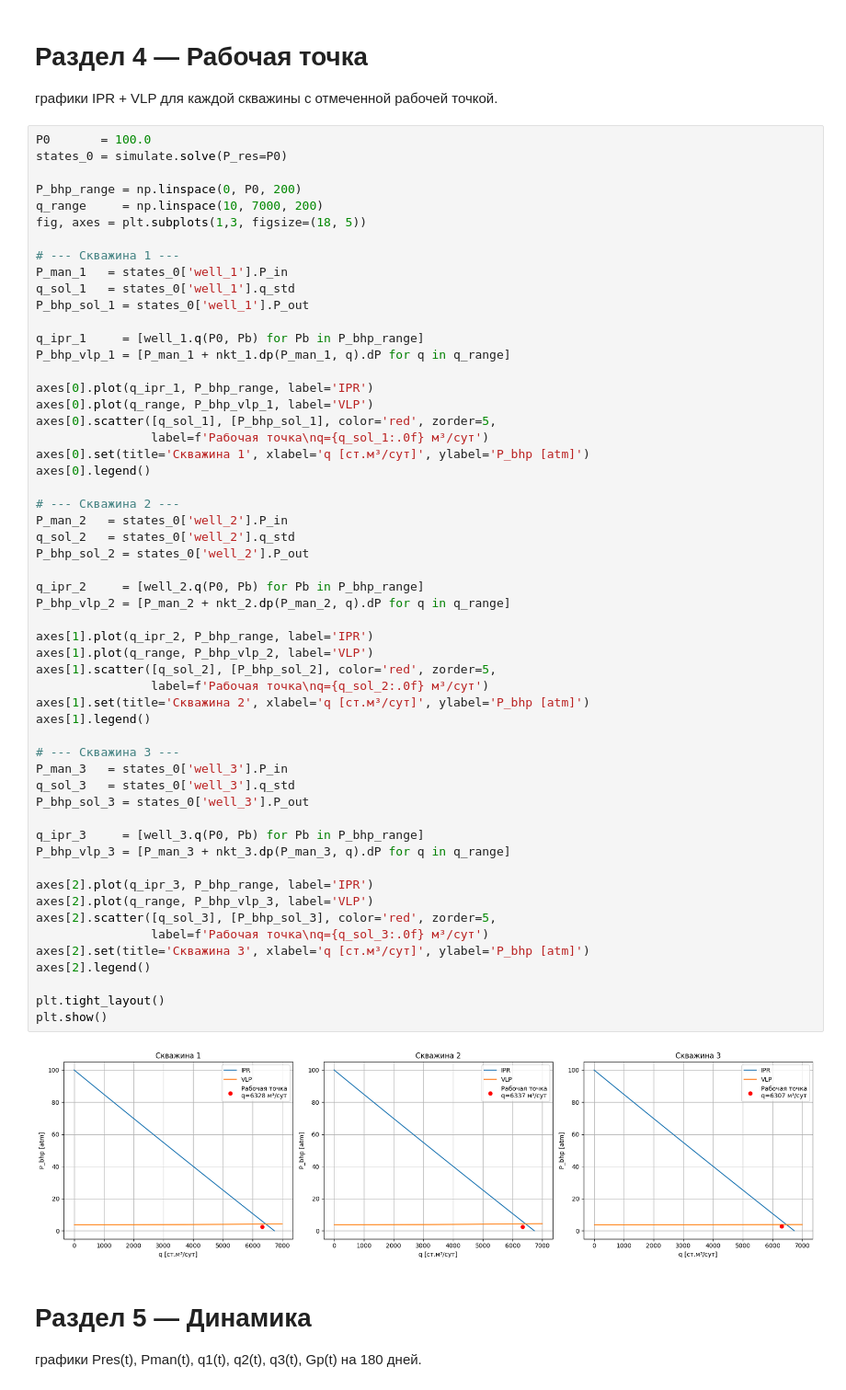
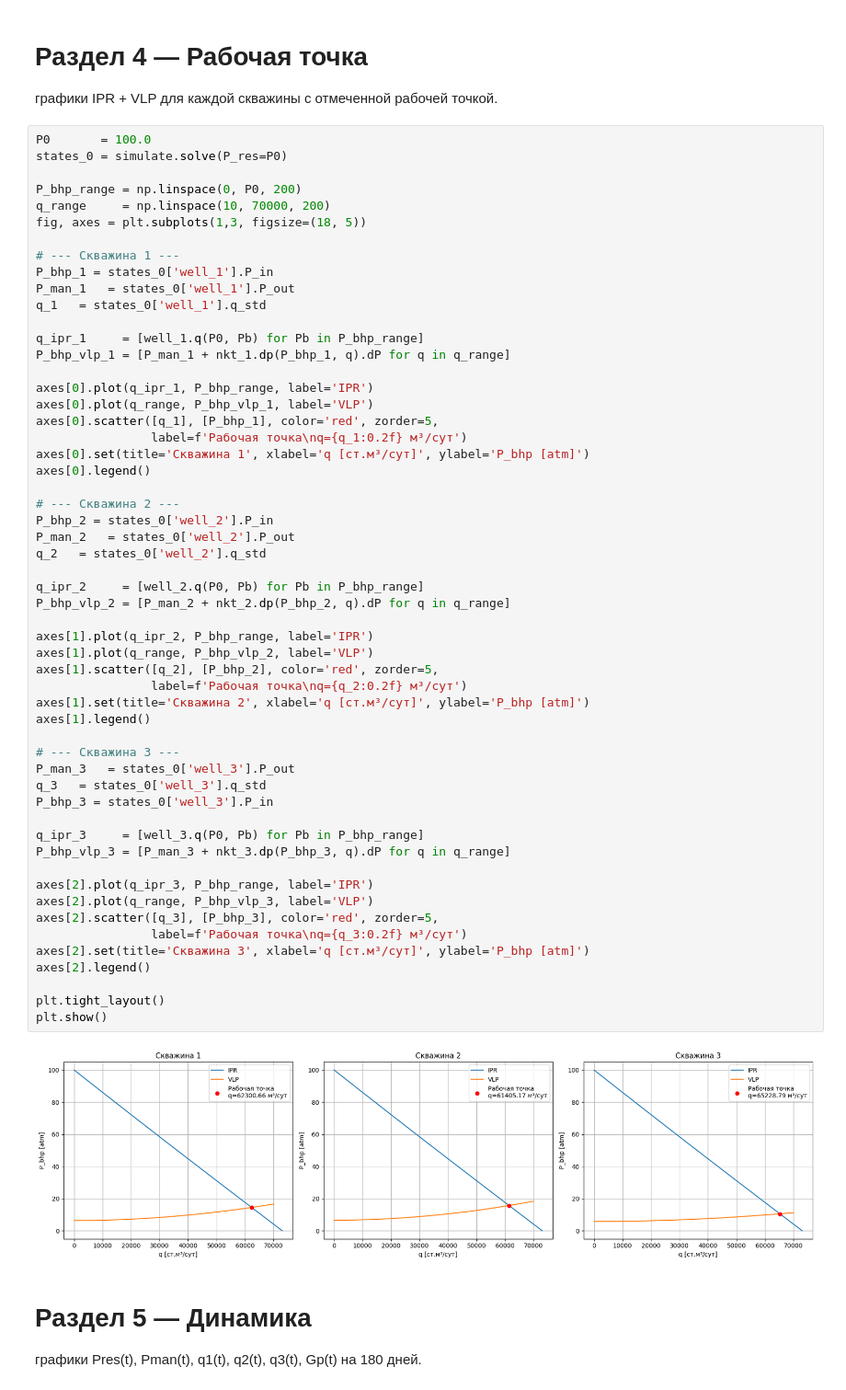
Before and after one commit to luismhpz95/gas_field_simulator, a Jupyter notebook: курсовая.ipynb, the cells around one changed output. Shown at 92% size. Saved outputs shown, nothing was run; the diff lists cells and outputs as text.

```diff
--- a/курсовая.ipynb
+++ b/курсовая.ipynb
@@ -148,58 +148,58 @@ P0       = 100.0
 states_0 = simulate.solve(P_res=P0)
 
 P_bhp_range = np.linspace(0, P0, 200)
-q_range     = np.linspace(10, 7000, 200)
+q_range     = np.linspace(10, 70000, 200)
 fig, axes = plt.subplots(1,3, figsize=(18, 5))
 
 # --- Скважина 1 ---
-P_man_1   = states_0['well_1'].P_in
-q_sol_1   = states_0['well_1'].q_std
-P_bhp_sol_1 = states_0['well_1'].P_out
+P_bhp_1 = states_0['well_1'].P_in
+P_man_1   = states_0['well_1'].P_out
+q_1   = states_0['well_1'].q_std
 
 q_ipr_1     = [well_1.q(P0, Pb) for Pb in P_bhp_range]
-P_bhp_vlp_1 = [P_man_1 + nkt_1.dp(P_man_1, q).dP for q in q_range]
+P_bhp_vlp_1 = [P_man_1 + nkt_1.dp(P_bhp_1, q).dP for q in q_range]
 
 axes[0].plot(q_ipr_1, P_bhp_range, label='IPR')
 axes[0].plot(q_range, P_bhp_vlp_1, label='VLP')
-axes[0].scatter([q_sol_1], [P_bhp_sol_1], color='red', zorder=5,
-                label=f'Рабочая точка\nq={q_sol_1:.0f} м³/сут')
+axes[0].scatter([q_1], [P_bhp_1], color='red', zorder=5,
+                label=f'Рабочая точка\nq={q_1:0.2f} м³/сут')
 axes[0].set(title='Скважина 1', xlabel='q [ст.м³/сут]', ylabel='P_bhp [atm]')
 axes[0].legend()
 
 # --- Скважина 2 ---
-P_man_2   = states_0['well_2'].P_in
-q_sol_2   = states_0['well_2'].q_std
-P_bhp_sol_2 = states_0['well_2'].P_out
+P_bhp_2 = states_0['well_2'].P_in
+P_man_2   = states_0['well_2'].P_out
+q_2   = states_0['well_2'].q_std
 
 q_ipr_2     = [well_2.q(P0, Pb) for Pb in P_bhp_range]
-P_bhp_vlp_2 = [P_man_2 + nkt_2.dp(P_man_2, q).dP for q in q_range]
+P_bhp_vlp_2 = [P_man_2 + nkt_2.dp(P_bhp_2, q).dP for q in q_range]
 
 axes[1].plot(q_ipr_2, P_bhp_range, label='IPR')
 axes[1].plot(q_range, P_bhp_vlp_2, label='VLP')
-axes[1].scatter([q_sol_2], [P_bhp_sol_2], color='red', zorder=5,
-                label=f'Рабочая точка\nq={q_sol_2:.0f} м³/сут')
+axes[1].scatter([q_2], [P_bhp_2], color='red', zorder=5,
+                label=f'Рабочая точка\nq={q_2:0.2f} м³/сут')
 axes[1].set(title='Скважина 2', xlabel='q [ст.м³/сут]', ylabel='P_bhp [atm]')
 axes[1].legend()
 
 # --- Скважина 3 ---
-P_man_3   = states_0['well_3'].P_in
-q_sol_3   = states_0['well_3'].q_std
-P_bhp_sol_3 = states_0['well_3'].P_out
+P_man_3   = states_0['well_3'].P_out
+q_3   = states_0['well_3'].q_std
+P_bhp_3 = states_0['well_3'].P_in
 
 q_ipr_3     = [well_3.q(P0, Pb) for Pb in P_bhp_range]
-P_bhp_vlp_3 = [P_man_3 + nkt_3.dp(P_man_3, q).dP for q in q_range]
+P_bhp_vlp_3 = [P_man_3 + nkt_3.dp(P_bhp_3, q).dP for q in q_range]
 
 axes[2].plot(q_ipr_3, P_bhp_range, label='IPR')
 axes[2].plot(q_range, P_bhp_vlp_3, label='VLP')
-axes[2].scatter([q_sol_3], [P_bhp_sol_3], color='red', zorder=5,
-                label=f'Рабочая точка\nq={q_sol_3:.0f} м³/сут')
+axes[2].scatter([q_3], [P_bhp_3], color='red', zorder=5,
+                label=f'Рабочая точка\nq={q_3:0.2f} м³/сут')
 axes[2].set(title='Скважина 3', xlabel='q [ст.м³/сут]', ylabel='P_bhp [atm]')
 axes[2].legend()
 
 plt.tight_layout()
 plt.show()
 # %% [output]
-[figure, old version]
+[figure, new version]
 # %% [markdown]
 # Раздел 5 — Динамика
 
```
Also changed, not shown: parts of 7 cells of this notebook.
